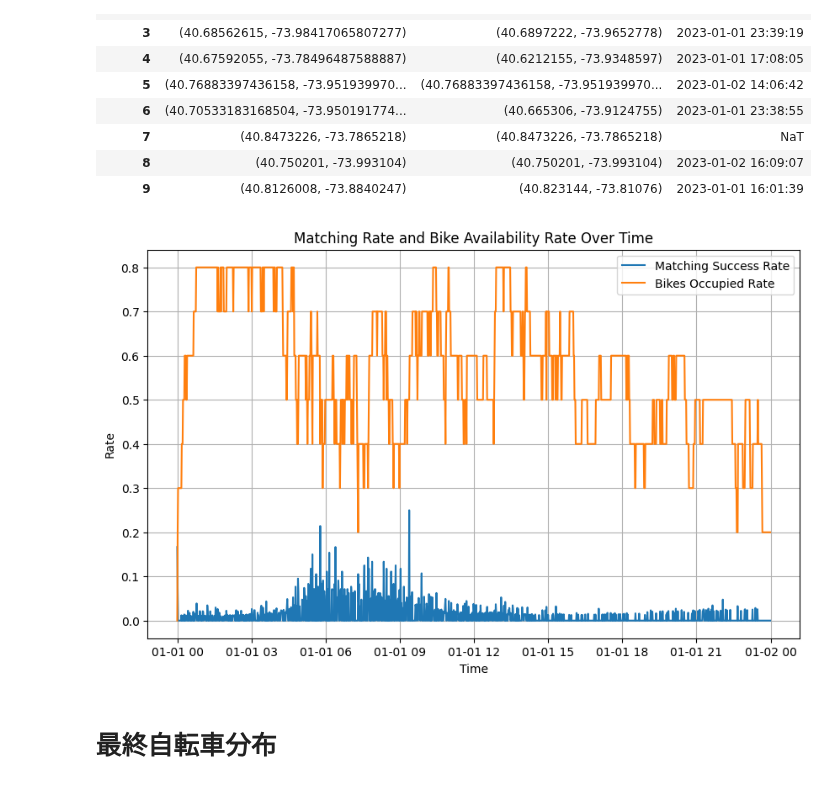
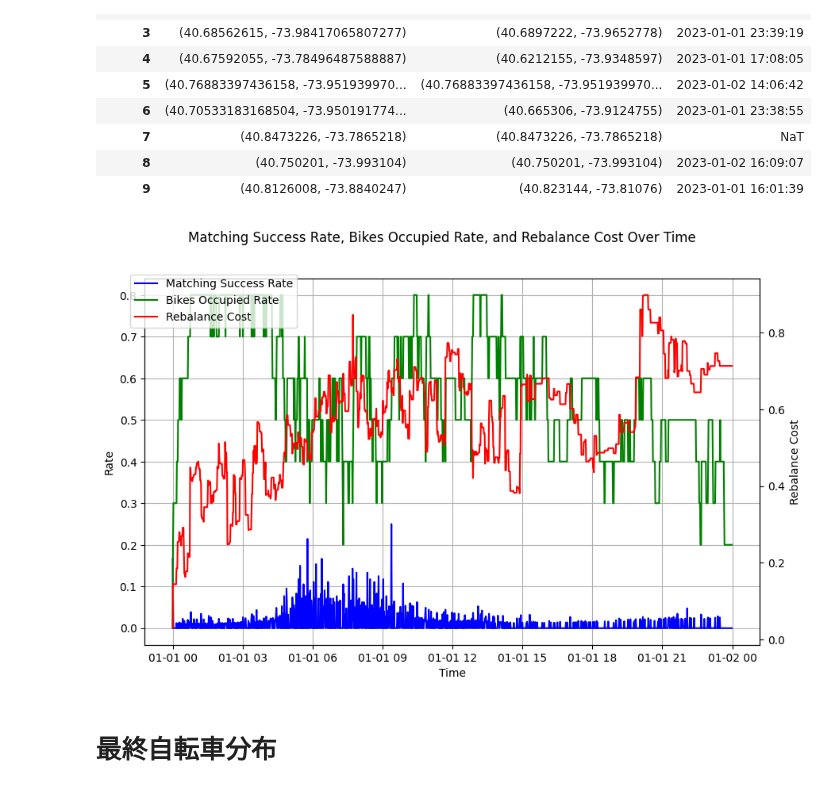
Before and after one commit to Koki-Kazaore/Research, a Jupyter notebook: googleColabEnv/optimizationBasedDispatchModel/optimizationBasedDispatchModel.ipynb, the cells around one changed output. Drawn from its saved outputs; the diff is of its cells as text; code cells hidden in the pictures.

```diff
--- a/googleColabEnv/optimizationBasedDispatchModel/optimizationBasedDispatchModel.ipynb
+++ b/googleColabEnv/optimizationBasedDispatchModel/optimizationBasedDispatchModel.ipynb
@@ -382,6 +397,7 @@ start_time = df_requests['tpep_pickup_datetime'].min()
 end_time = df_requests['tpep_pickup_datetime'].max()
 print(f"リクエストの開始時間：{start_time}")
 print(f"リクエストの終了時間：{end_time}")
+print(f"リバランスコスト初期値：{calculate_total_distance(B)}")
 
 # マッチングプロセスのログデータ収集用時系列データ
 time_series_log_data = []
@@ -422,13 +438,18 @@ while current_time < end_time:
         # マッチング成功率を計算する
         matching_success_rate = len(bike_assignment) / len(J)
         print(f"Matching Success Rate: {matching_success_rate}")
+
+        # 自転車の再配置コストを計算する
+        rebalance_cost = calculate_total_distance(B)
+        print(f"Rebalance Cost: {rebalance_cost}")
         print("-------------------------------------------------------")
 
         # ログ出力
         time_series_log_data.append({
             'time': current_time,
             'matching_success_rate': matching_success_rate,
-            'bikes_occupied_rate': bikes_occupied_rate
+            'bikes_occupied_rate': bikes_occupied_rate,
+            'rebalance_cost': rebalance_cost
         })
 
     # 次の1分へ移動
@@ -468,26 +489,36 @@ B
 | 8 | (40.750201, -73.993104) | (40.750201, -73.993104) | 2023-01-02 16:09:07 |
 | 9 | (40.8126008, -73.8840247) | (40.823144, -73.81076) | 2023-01-01 16:01:39 |
 # %%
-# 自転車の割り当て成功率と占有率との関係をグラフ化する
+# 自転車の割り当て成功率と占有率とリバランスコストの関係をグラフ化する
 
 # ログデータをデータフレームにコンバートする
 df_time_series = pd.DataFrame(time_series_log_data)
 
 # プロット
-plt.figure(figsize=(10, 6))
+fig, ax1 = plt.subplots(figsize=(10, 6))
 
-plt.plot(df_time_series['time'], df_time_series['matching_success_rate'], label='Matching Success Rate')
-plt.plot(df_time_series['time'], df_time_series['bikes_occupied_rate'], label='Bikes Occupied Rate')
+# 左側のY軸に割り当て成功率と自転車の占有率をプロット
+ax1.plot(df_time_series['time'], df_time_series['matching_success_rate'], label='Matching Success Rate', color='b')
+ax1.plot(df_time_series['time'], df_time_series['bikes_occupied_rate'], label='Bikes Occupied Rate', color='g')
+ax1.set_xlabel('Time')
+ax1.set_ylabel('Rate', color='k')
+ax1.tick_params(axis='y', labelcolor='k')
 
-plt.xlabel('Time')
-plt.ylabel('Rate')
-plt.title('Matching Rate and Bike Availability Rate Over Time')
-plt.legend()
-plt.grid(True)
+# 右側のY軸にリバランスコストをプロット
+ax2 = ax1.twinx()
+ax2.plot(df_time_series['time'], df_time_series['rebalance_cost'], label='Rebalance Cost', color='r')
+ax2.set_ylabel('Rebalance Cost', color='k')
+ax2.tick_params(axis='y', labelcolor='k')
+
+# グラフのタイトルと凡例の設定
+fig.suptitle('Matching Success Rate, Bikes Occupied Rate, and Rebalance Cost Over Time')
+fig.legend(loc='upper left', bbox_to_anchor=(0.1,0.9))
+
+ax1.grid(True)
 
 plt.show()
 # %% [output]
-[figure, old version]
+[figure, new version]
 # %% [markdown]
 # 最終自転車分布
 # %%
```
Also changed, not shown: parts of 3 cells of this notebook.
